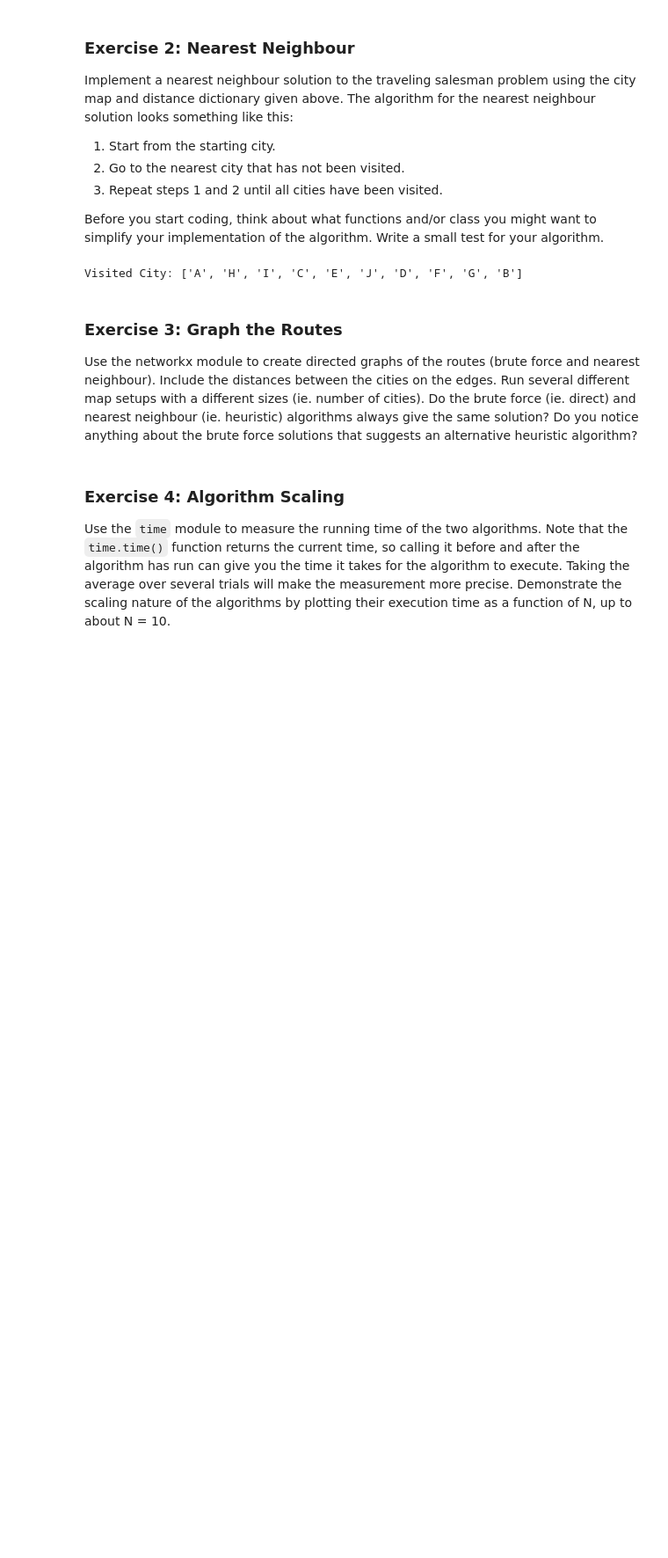
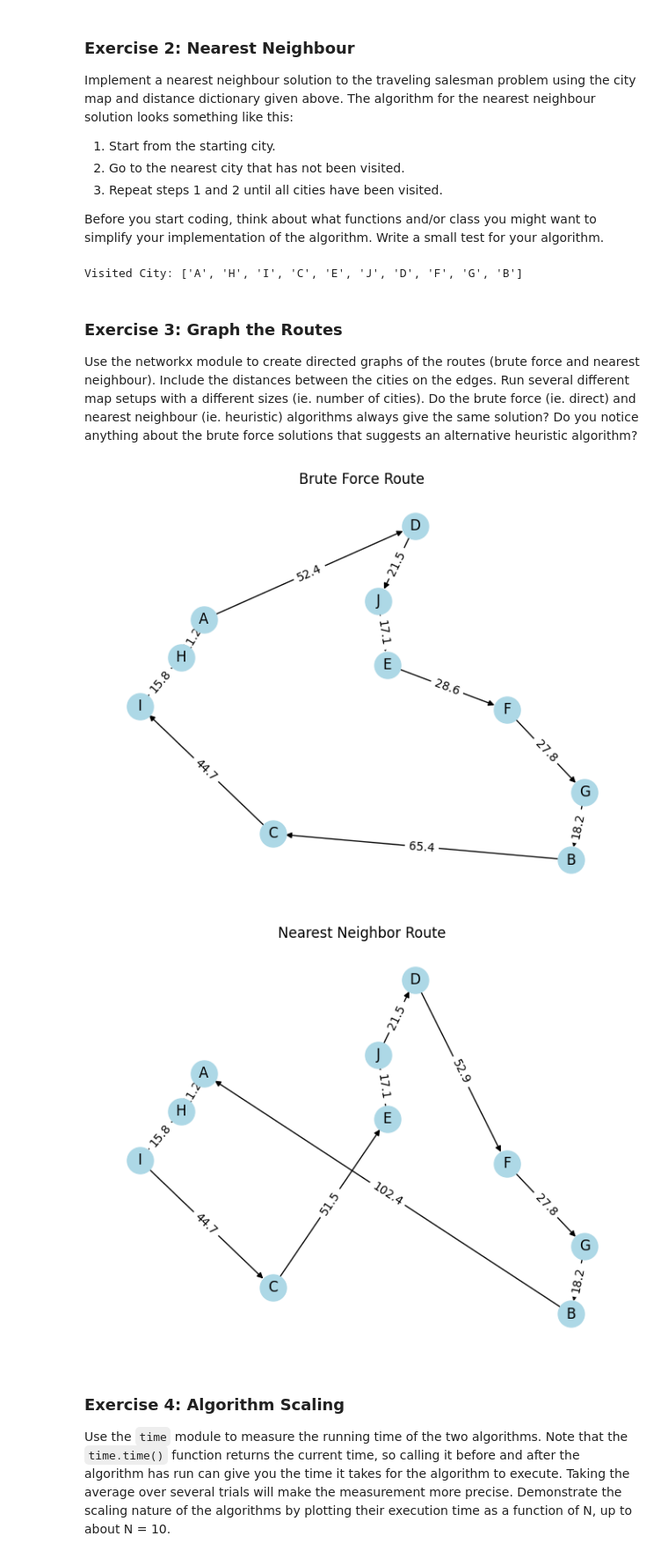
Before and after one commit to kashishkhera44/comp215, a Jupyter notebook: labs/lab05_scaling.ipynb, the cells around one changed output. Shown at 88% size. Saved outputs shown, nothing was run; the diff lists cells and outputs as text; code cells hidden in the pictures; blank space fills up the shorter version.

```diff
--- a/labs/lab05_scaling.ipynb
+++ b/labs/lab05_scaling.ipynb
@@ -150,3 +148,28 @@ Use the networkx module to create directed graphs of the routes (brute force and
+# %%
+# Ex.3 your code here
+def graph_route(city_map, route, distances, title):
+  """Graphs a route on the city map using networkx."""
+  G = nx.DiGraph()
+  G.add_nodes_from(city_map)
+
+
+  for i in range(len(route) - 1):
+    city1 = route[i]
+    city2 = route[i + 1]
+    G.add_edge(city1, city2, weight=distances[(city1, city2)])
+
+  position = city_map
+  edge_labels = nx.get_edge_attributes(G, 'weight')
+  nx.draw(G, position, with_labels=True, node_size=500, node_color='lightblue')
+  nx.draw_networkx_edge_labels(G, position, edge_labels=edge_labels)
+  plt.title(title)
+  plt.show()
+#Examples
+graph_route(city_map, shortest_route, distances, "Brute Force Route")
+graph_route(city_map, nearest_neighbor_route, distances, "Nearest Neighbor Route")
+# %% [output]
+[figure, added]
+[figure, added]
 # %% [markdown]
 ### Exercise 4: Algorithm Scaling
 
```
Also changed, not shown: parts of 1 cell of this notebook.
